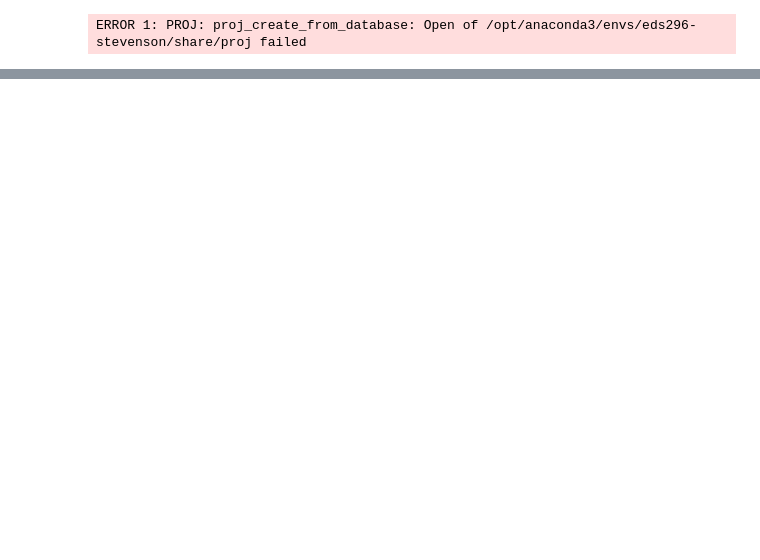
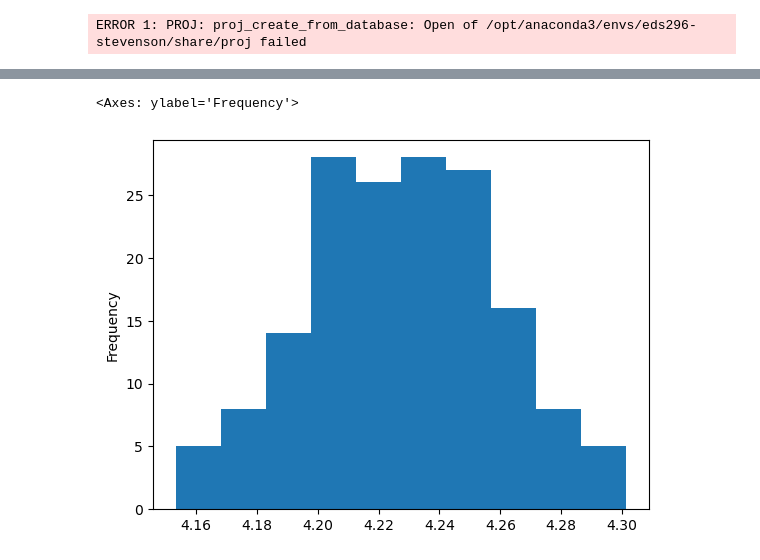
Before and after one commit to silkieMoth/eds_296_climate-modeling_final_proj, a Jupyter notebook: indian_monsoons.ipynb, the cells around one changed output, grey strips where cells are left out. Drawn from its saved outputs; the diff is of its cells as text; code cells hidden in the pictures; blank space fills up the shorter version.

```diff
--- a/indian_monsoons.ipynb
+++ b/indian_monsoons.ipynb
@@ -239,0 +466,41 @@ visualize_model(
+# %%
+
+# cols = ['year', 'windspeed', 'precipitation']
+
+df_fill = {
+    "year": pd.Series(dtype = int),
+    "windspeed": pd.Series(dtype = float),
+    "precipitation": pd.Series(dtype = float)
+}
+plotted_df = pd.DataFrame(df_fill)
+
+
+for year in wind_ens_df.year:
+
+    wind_list = []
+    precip_list = []
+
+    print(f"values for {year.values}")
+
+    for member in wind_ens_df.member:
+        wind_list.append(wind_ens_df.sel(year = year, member = member))
+        precip_list.append(precip_ens_df.sel(year = year, member = member))
+
+    wind_list = xr.concat(wind_list, dim = 'member')
+    precip_list = xr.concat(precip_list, dim = 'member')
+
+    wind_mean = wind_list.sfcWind.mean()
+    precip_mean = precip_list.pr.mean()
+
+    # print(wind_mean.values)
+    # print(precip_mean.values)
+
+
+    append_list =[np.int64(year.values), float(wind_mean.values), float(precip_mean.values)]
+    plotted_df.loc[len(plotted_df)] = append_list
+
+
+    # print(precip_list)
+    # print("\n")
+
+plotted_df
@@ -239,0 +599,5 @@ visualize_model(
+# %%
+plotted_df['windspeed'].plot(kind = "hist")
+# %% [output]
+<Axes: ylabel='Frequency'>
+[figure, added]
```
Also changed, not shown: parts of 38 cells of this notebook.
